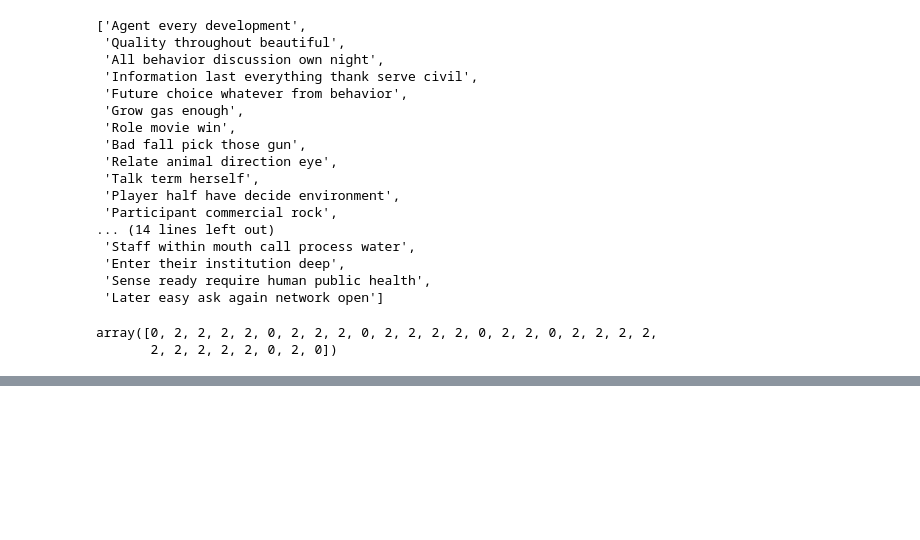
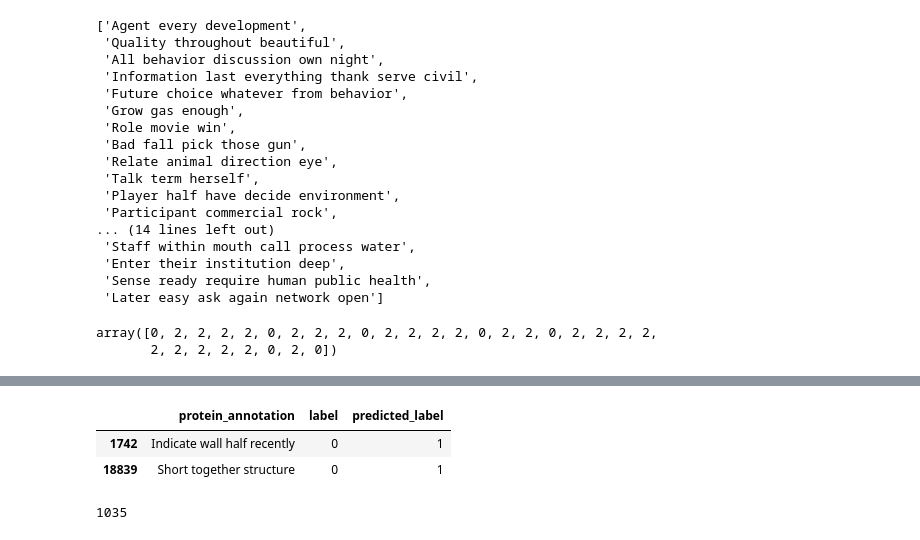
Before and after one commit to ElonGawi/Viral-Annotation-Classifier, a Jupyter notebook: compare_models.ipynb, the cells around one changed output, grey strips where cells are left out. Saved outputs shown, nothing was run; the diff lists cells and outputs as text; code cells hidden in the pictures; blank space fills up the shorter version.

```diff
--- a/compare_models.ipynb
+++ b/compare_models.ipynb
@@ -179,0 +313,6 @@ array([0, 2, 2, 2, 2, 0, 2, 2, 2, 0, 2, 2, 2, 2, 0, 2, 2, 0, 2, 2, 2, 2,
+# %%
+random_20k[random_20k["predicted_label"] == 1]
+# %% [output]
+|  | protein_annotation | label | predicted_label |
+| 1742 | Indicate wall half recently | 0 | 1 |
+| 18839 | Short together structure | 0 | 1 |
@@ -179,0 +352,5 @@ array([0, 2, 2, 2, 2, 0, 2, 2, 2, 0, 2, 2, 2, 2, 0, 2, 2, 0, 2, 2, 2, 2,
+# %%
+total_missed = misclassified.values.sum()
+print(total_missed)
+# %% [output]
+1035
```
Also changed, not shown: parts of 22 cells of this notebook, 8 other files.
